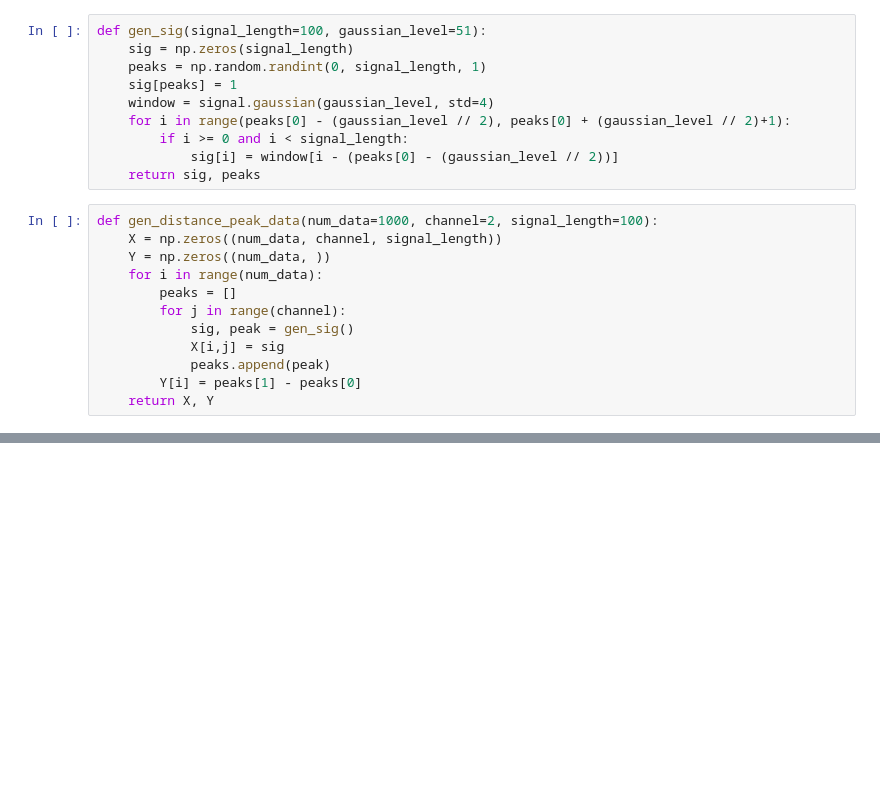
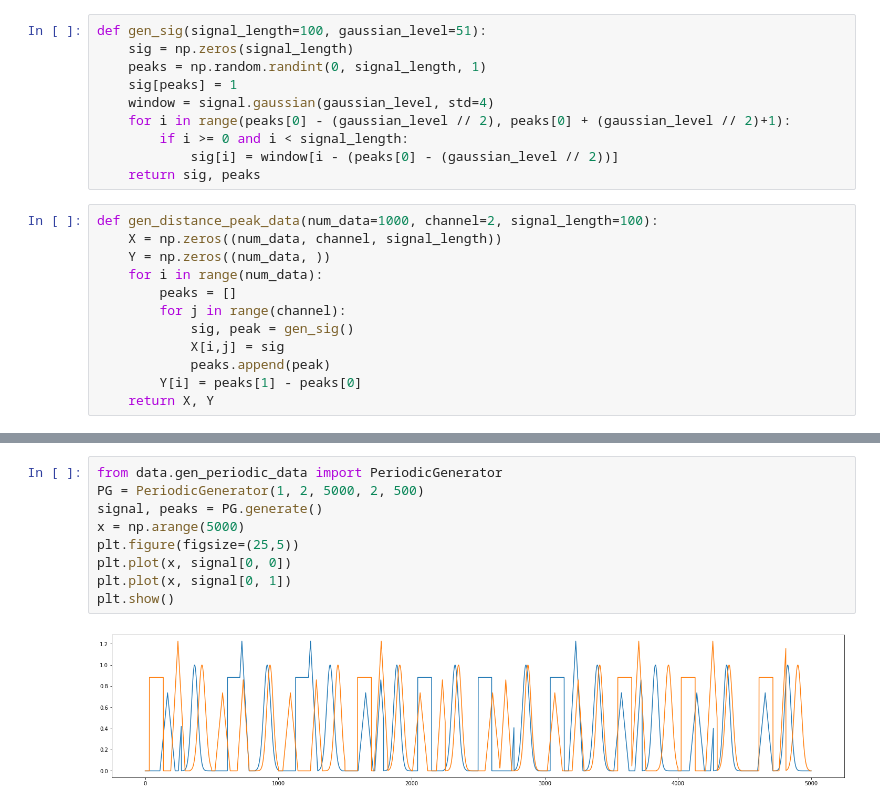
Before and after one commit to toosyou/DistanceNet, a Jupyter notebook: notebooks/gen_data.ipynb, the cells around one changed output, grey strips where cells are left out. Saved outputs shown, nothing was run; the diff lists cells and outputs as text; blank space fills up the shorter version.

```diff
--- a/notebooks/gen_data.ipynb
+++ b/notebooks/gen_data.ipynb
@@ -64,0 +75,11 @@ The autoreload extension is already loaded. To reload it, use:
+# %%
+from data.gen_periodic_data import PeriodicGenerator
+PG = PeriodicGenerator(1, 2, 5000, 2, 500)
+signal, peaks = PG.generate()
+x = np.arange(5000)
+plt.figure(figsize=(25,5))
+plt.plot(x, signal[0, 0])
+plt.plot(x, signal[0, 1])
+plt.show()
+# %% [output]
+[figure, added]
```
Also changed, not shown: parts of 9 cells of this notebook, 6 other files.
